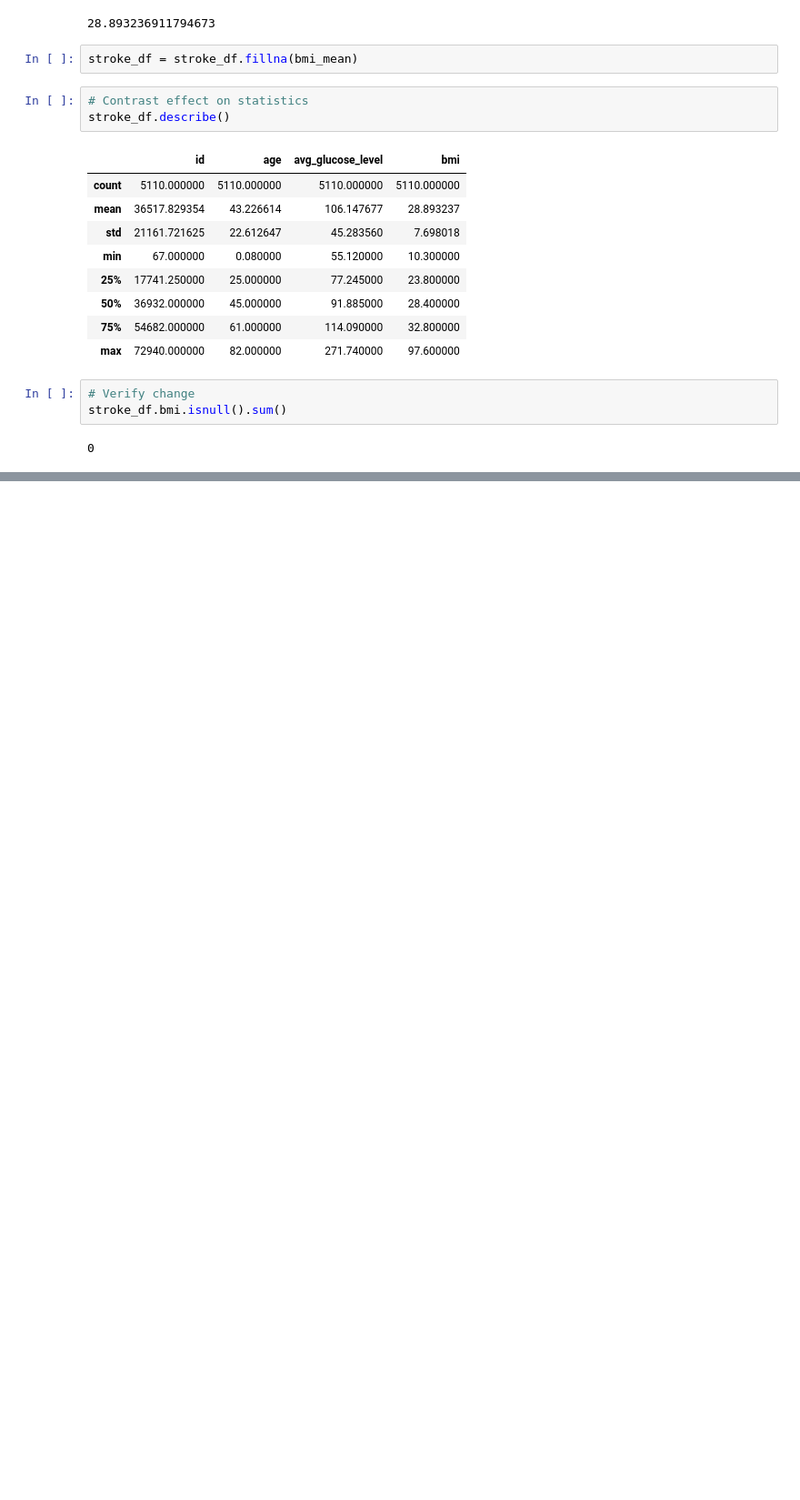
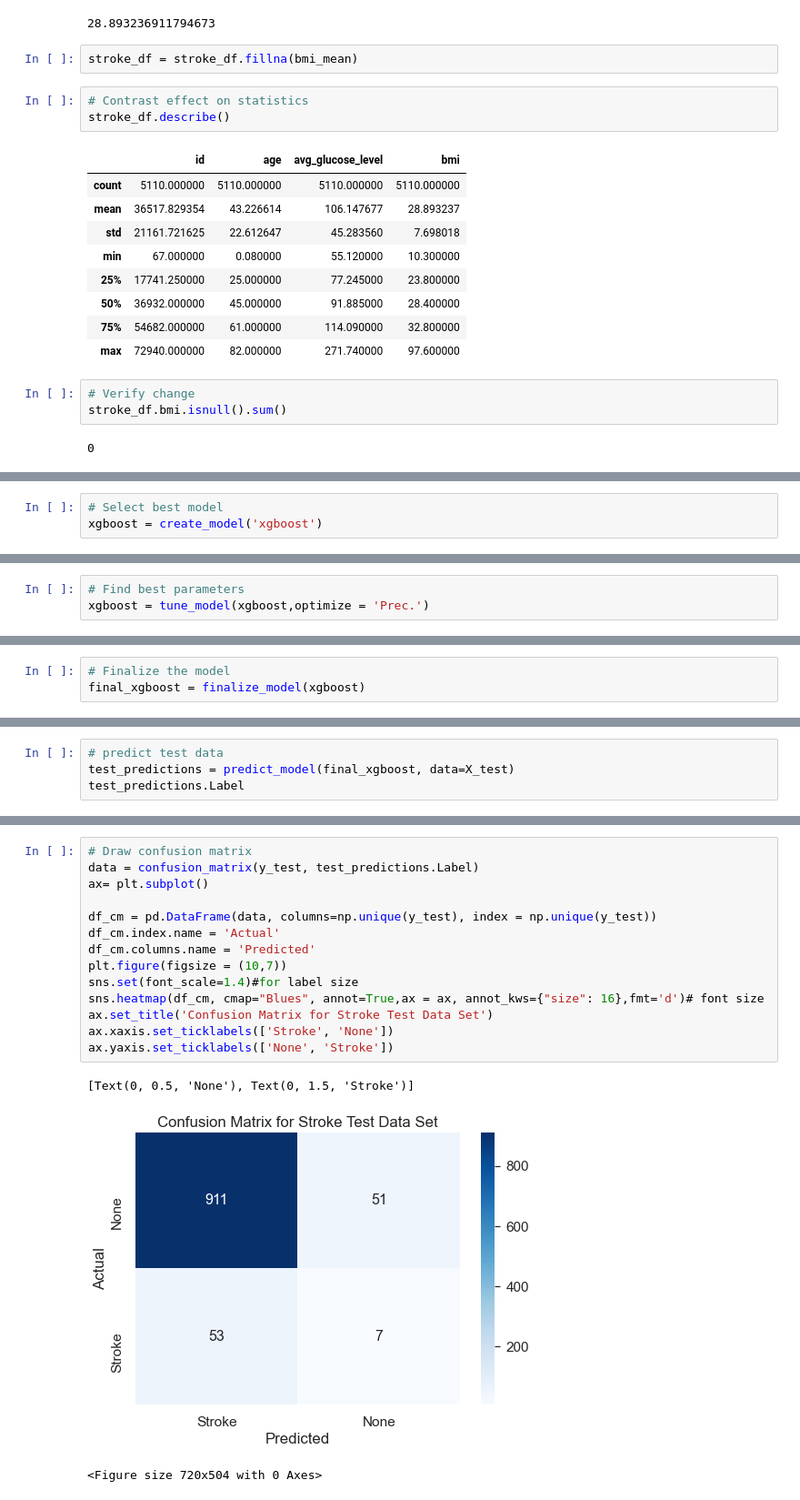
Before and after one commit to SDLoyd/Stroke, a Jupyter notebook: code/stroke.ipynb, the cells around one changed output, grey strips where cells are left out. Shown at 91% size. Cells and saved outputs as stored; diff of their text form; blank space fills up the shorter version.

```diff
--- a/code/stroke.ipynb
+++ b/code/stroke.ipynb
@@ -111,0 +340,3 @@ stroke_df.bmi.isnull().sum()
+# %%
+# Select best model
+xgboost = create_model('xgboost')
@@ -111,0 +357,3 @@ stroke_df.bmi.isnull().sum()
+# %%
+# Find best parameters
+xgboost = tune_model(xgboost,optimize = 'Prec.')
@@ -111,0 +395,3 @@ stroke_df.bmi.isnull().sum()
+# %%
+# Finalize the model
+final_xgboost = finalize_model(xgboost)
@@ -111,0 +400,4 @@ stroke_df.bmi.isnull().sum()
+# %%
+# predict test data
+test_predictions = predict_model(final_xgboost, data=X_test)
+test_predictions.Label
@@ -111,0 +429,18 @@ stroke_df.bmi.isnull().sum()
+# %%
+# Draw confusion matrix
+data = confusion_matrix(y_test, test_predictions.Label)
+ax= plt.subplot()
+
+df_cm = pd.DataFrame(data, columns=np.unique(y_test), index = np.unique(y_test))
+df_cm.index.name = 'Actual'
+df_cm.columns.name = 'Predicted'
+plt.figure(figsize = (10,7))
+sns.set(font_scale=1.4)#for label size
+sns.heatmap(df_cm, cmap="Blues", annot=True,ax = ax, annot_kws={"size": 16},fmt='d')# font size
+ax.set_title('Confusion Matrix for Stroke Test Data Set')
+ax.xaxis.set_ticklabels(['Stroke', 'None'])
+ax.yaxis.set_ticklabels(['None', 'Stroke'])
+# %% [output]
+[Text(0, 0.5, 'None'), Text(0, 1.5, 'Stroke')]
+[figure, added]
+<Figure size 720x504 with 0 Axes>
```
Also changed, not shown: parts of 41 cells of this notebook.
